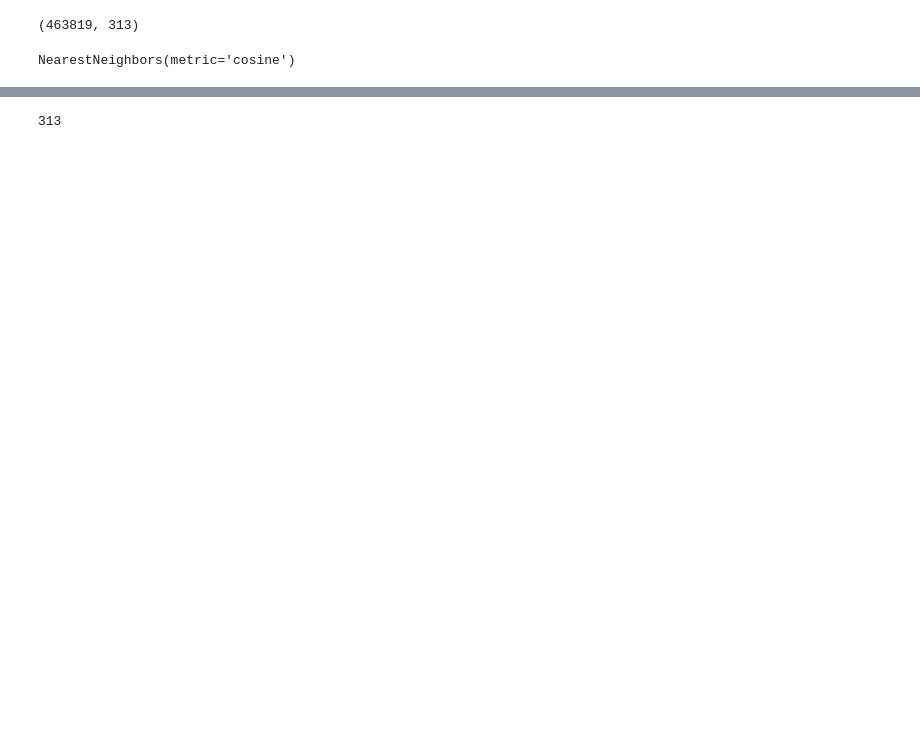
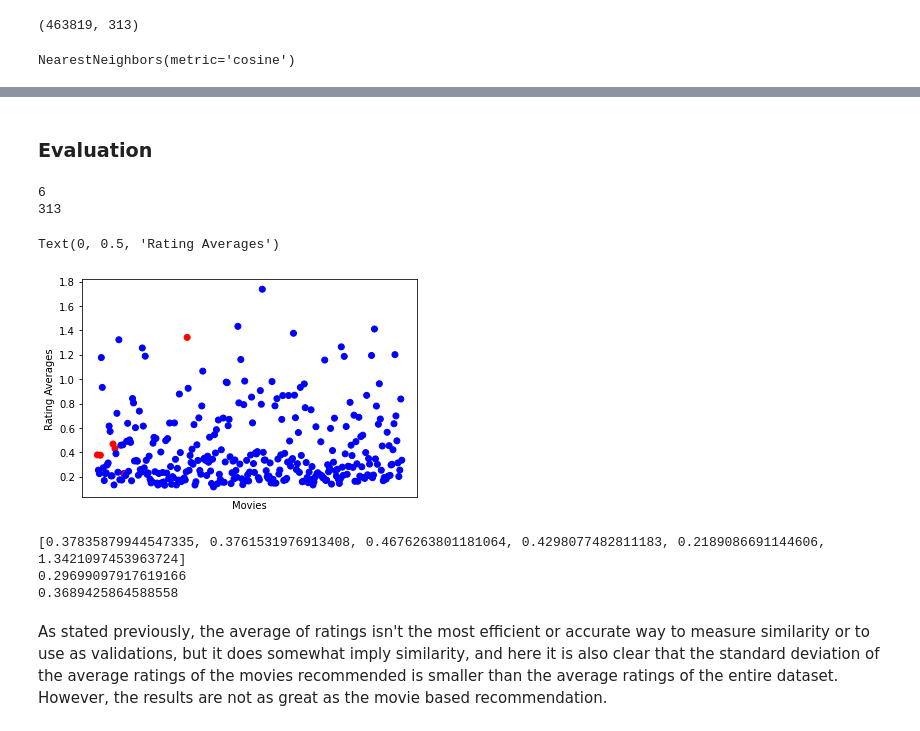
Before and after one commit to givi0519/CSCI4502_FinalProject, a Jupyter notebook: Movie_Recommendation_CSCI4502.ipynb, the cells around one changed output, grey strips where cells are left out. Saved outputs shown, nothing was run; the diff lists cells and outputs as text; code cells hidden in the pictures; blank space fills up the shorter version.

```diff
--- a/Movie_Recommendation_CSCI4502.ipynb
+++ b/Movie_Recommendation_CSCI4502.ipynb
@@ -414,10 +471,12 @@ NearestNeighbors(metric='cosine')
 user_list = list(user_df.index)
 rand_idx = randrange(len(user_list))
 cur_user = user_list[rand_idx]
-print(cur_user)
 
-my_user_arr = user_df.loc[[cur_user]].values
+def rand_user_ratings(user):
+    my_user_arr = user_df.loc[[cur_user]].values
+    return my_user_arr
 
+my_user_arr = rand_user_ratings(cur_user)
 print(my_user_arr)
 print(my_user_arr.shape)
 # %% [output]
@@ -506,4 +569,43 @@ Alien: Collector's Edition
-# %%
-print(len(movie_list))
-# %% [output]
-313
+# %% [markdown]
+### Evaluation
+# %%
+#finding the average rating for all users
+avg_rating = []
+avg_rating_recs = [] #averages for recommended movies
+for i in range(len(movie_list)):
+    get_movie = movie_list[i]
+    cur_list = rand_movie_ratings(get_movie)
+    avg = np.mean(cur_list[0])
+    avg_rating.append(avg)
+    if get_movie in user_recs:
+        avg_rating_recs.append(avg)
+print(len(avg_rating_recs))
+print(len(avg_rating))
+# %% [output]
+6
+313
+# %%
+#assigning colors to the recommended in a plot to identify if they are close to each other
+colors = []
+for i in range(len(movie_list)):
+    if movie_list[i] in user_recs:
+        colors.append('red')
+    else:
+        colors.append('blue')
+plt.scatter(movie_list, avg_rating, c=colors)
+plt.xticks([])
+plt.xlabel('Movies')
+plt.ylabel('Rating Averages')
+# %% [output]
+Text(0, 0.5, 'Rating Averages')
+[figure, added]
+# %%
+print(avg_rating_recs)
+print(np.array(avg_rating).std())
+print(np.array(avg_rating_recs).std())
+# %% [output]
+[0.37835879944547335, 0.3761531976913408, 0.4676263801181064, 0.4298077482811183, 0.2189086691144606, 1.3421097453963724]
+0.29699097917619166
+0.3689425864588558
+# %% [markdown]
+As stated previously, the average of ratings isn't the most efficient or accurate way to measure similarity or to use as validations, but it does somewhat imply similarity, and here it is also clear that the standard deviation of the average ratings of the movies recommended is smaller than the average ratings of the entire dataset. However, the results are not as great as the movie based recommendation.
```
Also changed, not shown: parts of 16 cells of this notebook.
